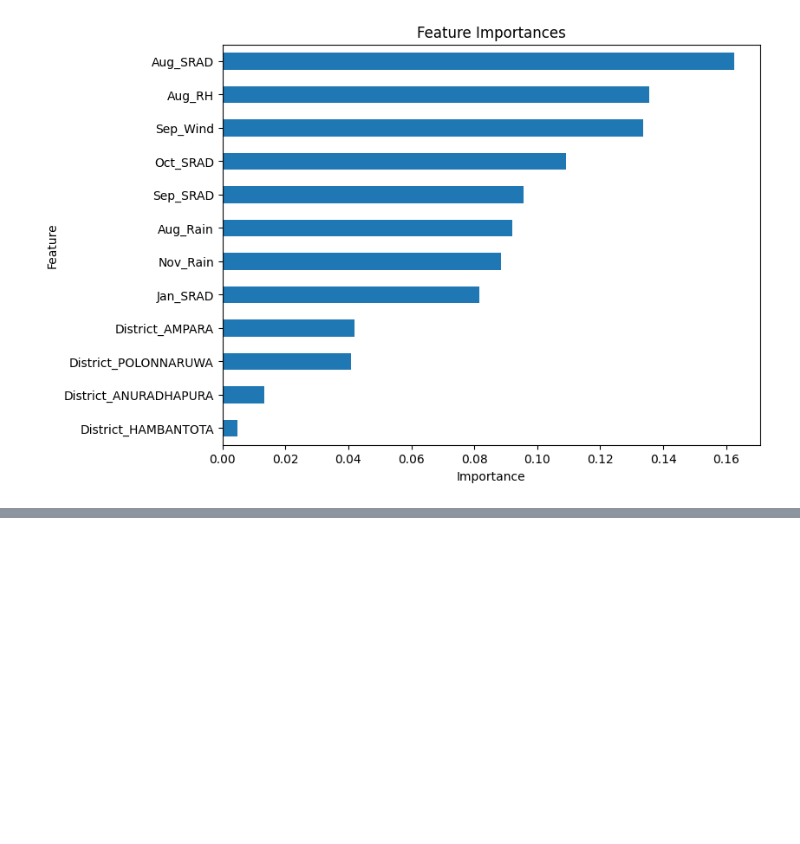
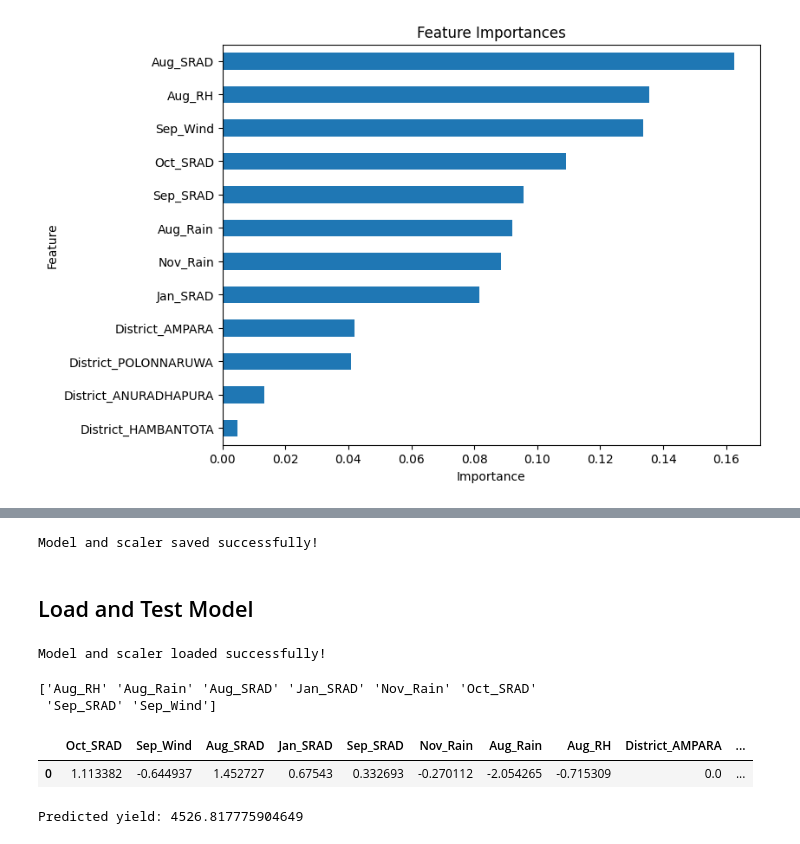
Before and after one commit to Dinithiii04/AgriLak, a Jupyter notebook: notebooks/NEW_yield_pred_model.ipynb, the cells around one changed output, grey strips where cells are left out. Saved outputs shown, nothing was run; the diff lists cells and outputs as text; code cells hidden in the pictures; blank space fills up the shorter version.

Commit message:
save and test model

```diff
--- a/notebooks/NEW_yield_pred_model.ipynb
+++ b/notebooks/NEW_yield_pred_model.ipynb
@@ -759,0 +762,63 @@ plt.show()
+# %%
+import joblib
+
+# Save the trained model
+joblib.dump(best_rf, "yield_pred_model.pkl")
+
+# Save the fitted scaler
+joblib.dump(scaler, "yield_scaler.pkl")
+
+print("Model and scaler saved successfully!")
+# %% [output]
+Model and scaler saved successfully!
+# %% [markdown]
+## Load and Test Model
+# %%
+import pandas as pd
+import numpy as np
+import joblib
+
+# Load the trained model and scaler
+model = joblib.load("yield_pred_model.pkl")
+scaler = joblib.load("yield_scaler.pkl")
+
+print("Model and scaler loaded successfully!")
+# %% [output]
+Model and scaler loaded successfully!
+# %%
+print(scaler.feature_names_in_)
+# %% [output]
+['Aug_RH' 'Aug_Rain' 'Aug_SRAD' 'Jan_SRAD' 'Nov_Rain' 'Oct_SRAD'
+ 'Sep_SRAD' 'Sep_Wind']
+# %%
+# Define input values
+X_input = np.array([[18.02, 3.4, 21.48, 16.92, 17.28, 278.85, 32.92, 79.94, 0, 1, 0, 0]])
+
+# Feature names
+feature_names = ["Oct_SRAD", "Sep_Wind", "Aug_SRAD", "Jan_SRAD", "Sep_SRAD", "Nov_Rain", "Aug_Rain", 'Aug_RH',
+                 "District_AMPARA", "District_ANURADHAPURA", "District_HAMBANTOTA", "District_POLONNARUWA"]
+
+X_input_df = pd.DataFrame(X_input, columns=feature_names)
+
+# Reorder numerical columns
+numerical_columns = ['Aug_RH', 'Aug_Rain', 'Aug_SRAD', 'Jan_SRAD', 'Nov_Rain', 'Oct_SRAD', 'Sep_SRAD', 'Sep_Wind']
+X_input_numerical = X_input_df[numerical_columns]
+X_input_categorical = X_input_df.iloc[:, 8:]
+
+# Scale numerical features
+X_input_numerical_scaled = scaler.transform(X_input_numerical)
+
+# Combine scaled numerical and categorical features
+X_input_scaled_df = pd.DataFrame(np.hstack((X_input_numerical_scaled, X_input_categorical)), columns=feature_names)
+# %%
+X_input_scaled_df.head()
+# %% [output]
+|  | Oct_SRAD | Sep_Wind | Aug_SRAD | Jan_SRAD | Sep_SRAD | Nov_Rain | Aug_Rain | Aug_RH | District_AMPARA | ... |
+| 0 | 1.113382 | -0.644937 | 1.452727 | 0.67543 | 0.332693 | -0.270112 | -2.054265 | -0.715309 | 0.0 | ... |
+# %%
+# Predict yield
+prediction = model.predict(X_input_scaled_df)
+
+print("Predicted yield:", prediction[0])
+# %% [output]
+Predicted yield: 4526.817775904649
```
Also changed, not shown: parts of 1 cell of this notebook.
